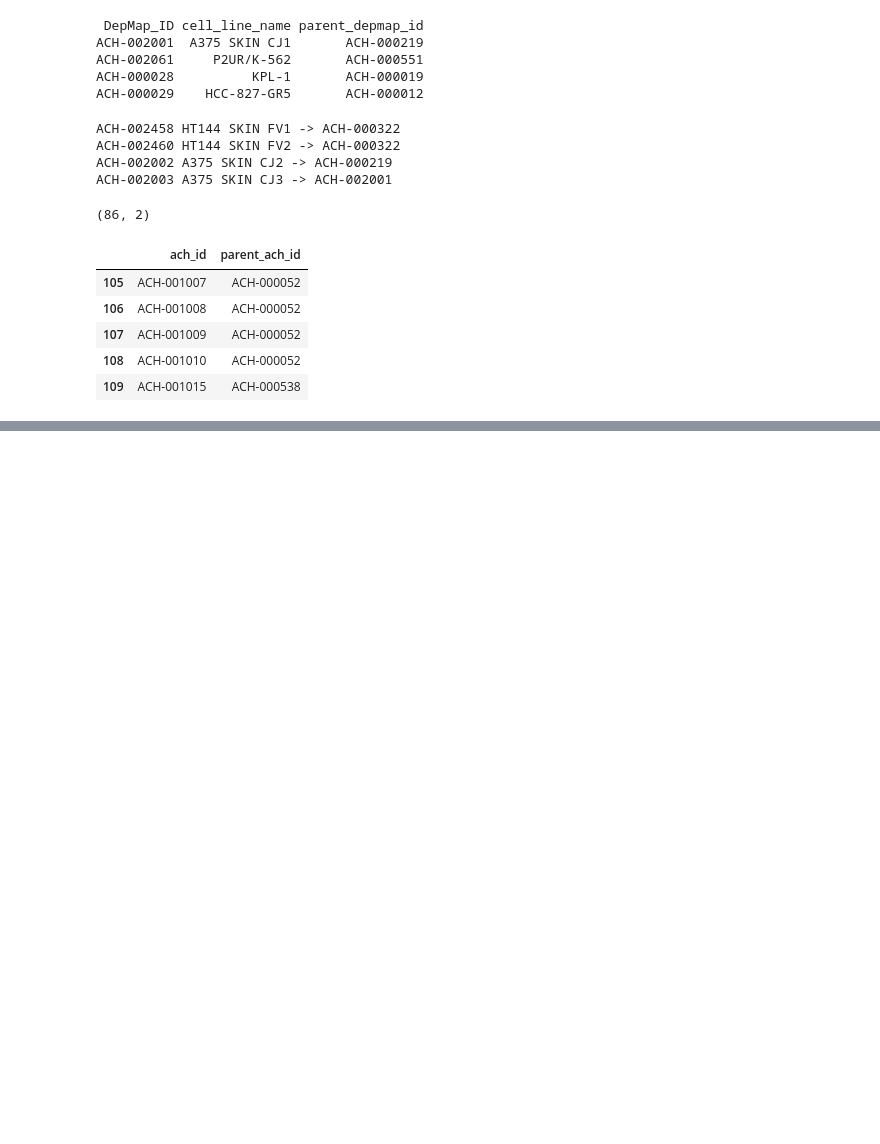
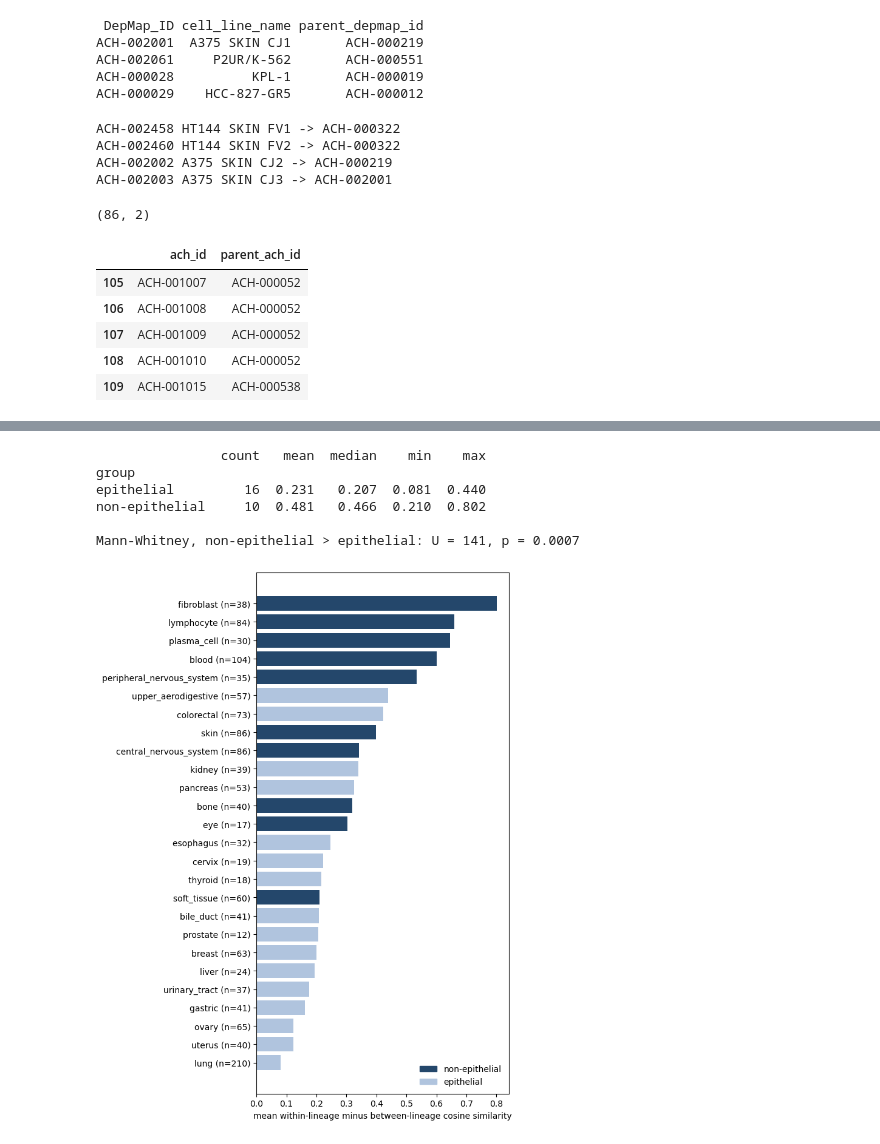
Before and after one commit to NattawasP/SEMTM0044_2025_AYEAR_TEAM34, a Jupyter notebook: notebooks/Victor_Data Exploration/Similarity_Comparison.ipynb, the cells around one changed output, grey strips where cells are left out. Saved outputs shown, nothing was run; the diff lists cells and outputs as text; code cells hidden in the pictures; blank space fills up the shorter version.

```diff
--- a/notebooks/Victor_Data Exploration/Similarity_Comparison.ipynb
+++ b/notebooks/Victor_Data Exploration/Similarity_Comparison.ipynb
@@ -321,0 +462,36 @@ rel.head()
+# %%
+# coarse grouping: blood-derived and connective/neural tissue against solid epithelial organs
+non_epithelial = {"blood", "lymphocyte", "plasma_cell", "fibroblast", "soft_tissue",
+                  "bone", "central_nervous_system", "peripheral_nervous_system",
+                  "skin", "eye"}
+
+g = gaps.copy()
+g["group"] = np.where(g["lineage"].isin(non_epithelial), "non-epithelial", "epithelial")
+
+print(g.groupby("group")["gap"].agg(["count", "mean", "median", "min", "max"]).round(3).to_string())
+
+from scipy.stats import mannwhitneyu
+a = g.loc[g.group == "non-epithelial", "gap"]
+b = g.loc[g.group == "epithelial", "gap"]
+u, p = mannwhitneyu(a, b, alternative="greater")
+print(f"\nMann-Whitney, non-epithelial > epithelial: U = {u:.0f}, p = {p:.4f}")
+
+# figure: separation by lineage, coloured by the grouping tested above
+colors = np.where(gaps["lineage"].isin(non_epithelial), "#24476b", "#b0c4de")
+
+plt.figure(figsize=(7, 0.32 * len(gaps) + 1))
+plt.barh(gaps["lineage"] + " (n=" + gaps["n"].astype(str) + ")", gaps["gap"], color=colors)
+plt.xlabel("mean within-lineage minus between-lineage cosine similarity")
+handles = [plt.Rectangle((0, 0), 1, 1, color=c) for c in ["#24476b", "#b0c4de"]]
+plt.legend(handles, ["non-epithelial", "epithelial"], loc="lower right", frameon=False)
+plt.tight_layout()
+plt.savefig("lineage_separation.png", dpi=200)
+plt.show()
+# %% [output]
+                count   mean  median    min    max
+group
+epithelial         16  0.231   0.207  0.081  0.440
+non-epithelial     10  0.481   0.466  0.210  0.802
+
+Mann-Whitney, non-epithelial > epithelial: U = 141, p = 0.0007
+[figure, added]
```
Also changed, not shown: parts of 2 cells of this notebook, 2 other files.
